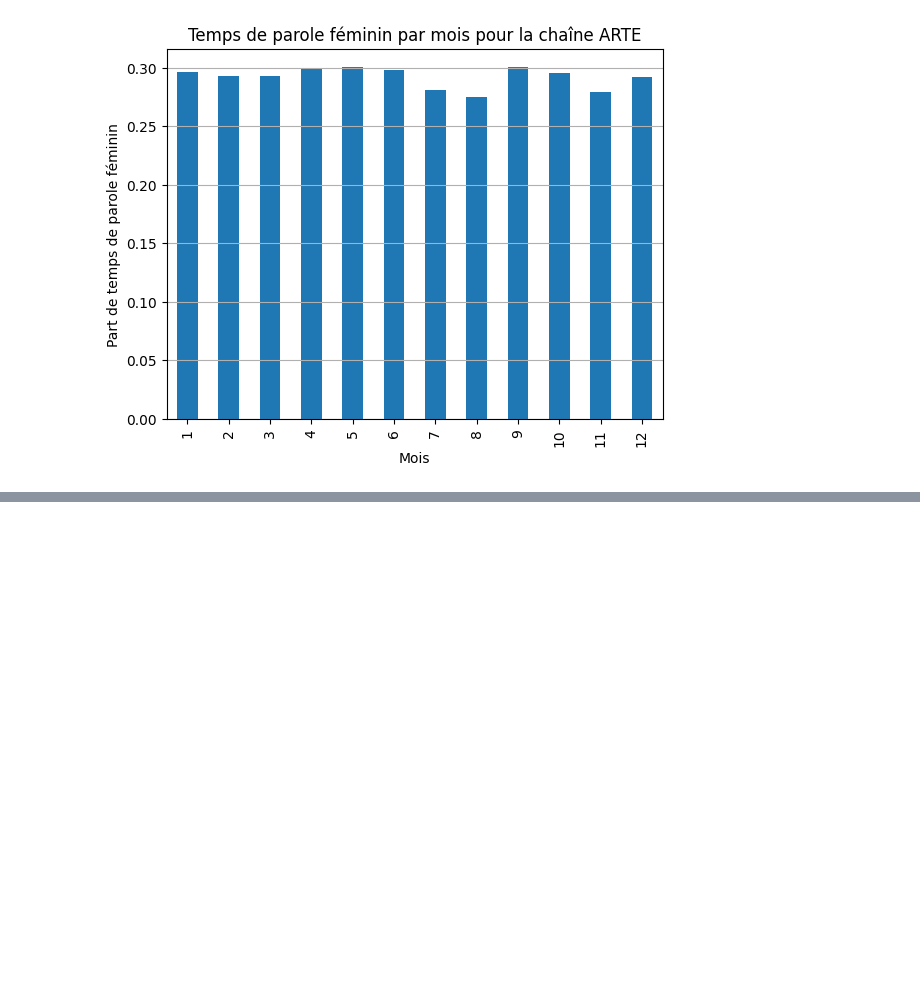
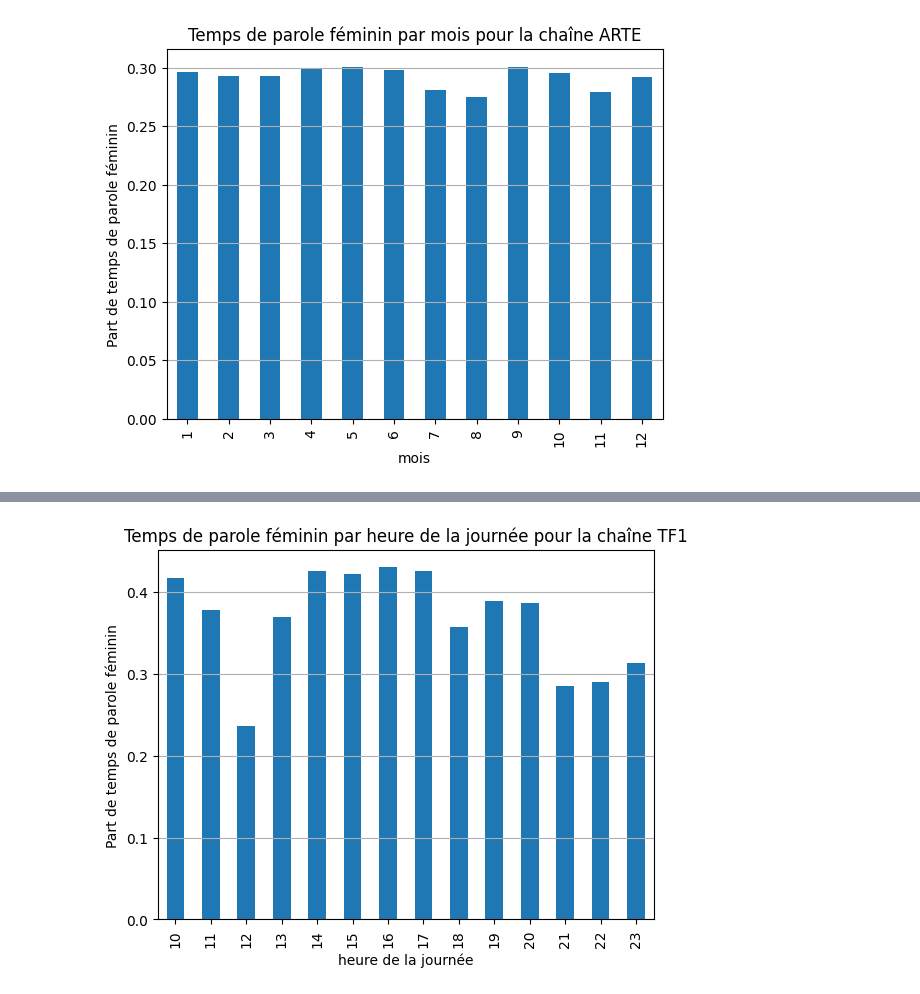
Before and after one commit to Gstrems/Projet_python_2A, a Jupyter notebook: stat_explo_parite.ipynb, the cells around one changed output, grey strips where cells are left out. Drawn from its saved outputs; the diff is of its cells as text; code cells hidden in the pictures; blank space fills up the shorter version.

```diff
--- a/stat_explo_parite.ipynb
+++ b/stat_explo_parite.ipynb
@@ -193,0 +161,4 @@ diagramme_temps_parole_mois('ART')
+# %%
+diagramme_temps_parole_var(variable='hour', code_chaine='TF1', label='heure de la journée')
+# %% [output]
+[figure, added]
```
Also changed, not shown: parts of 11 cells of this notebook.
